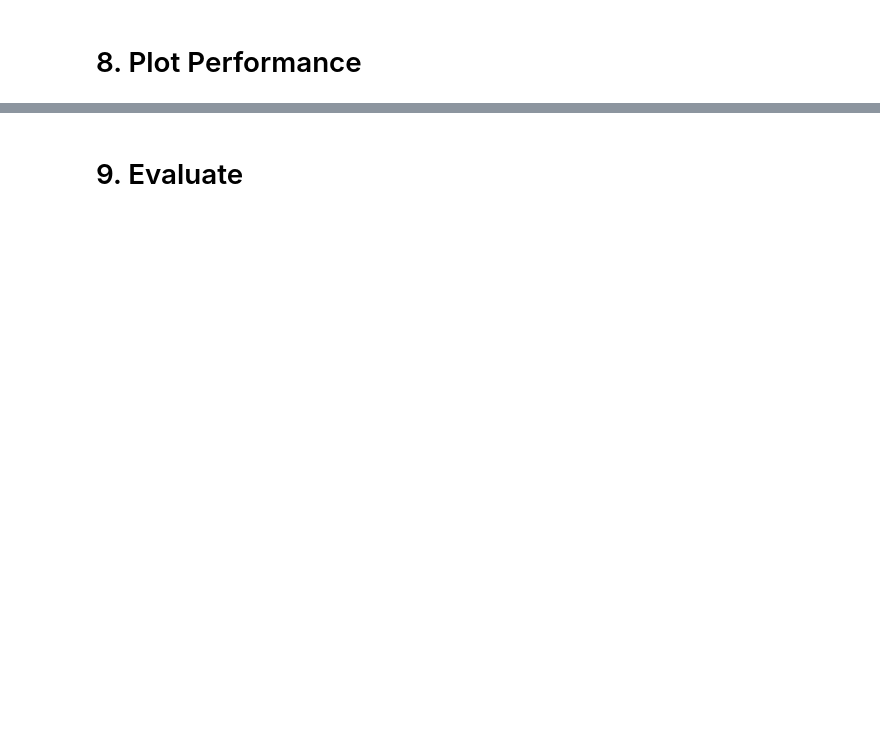
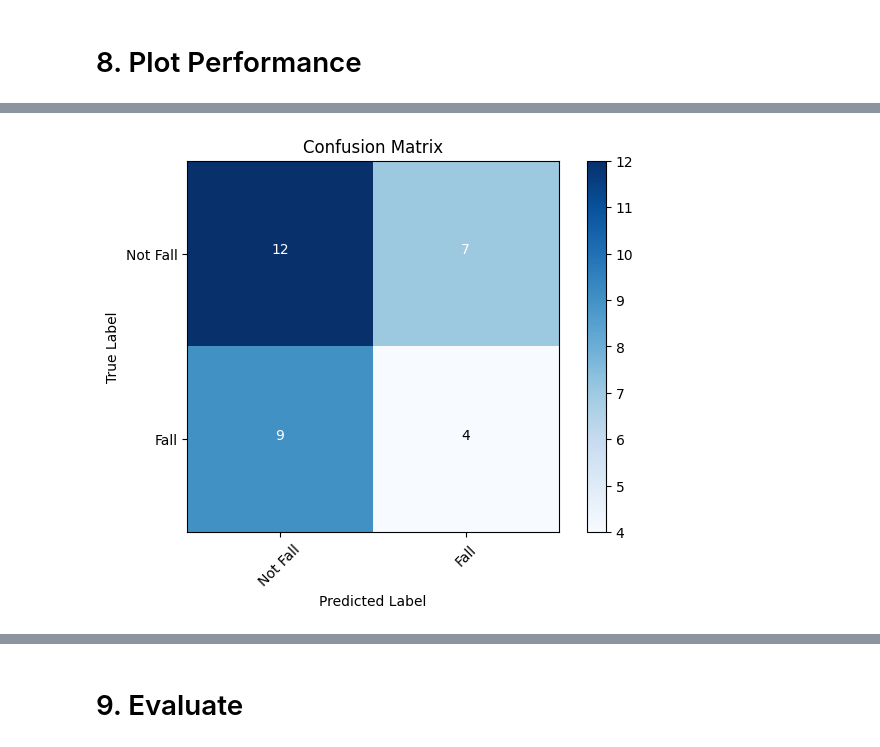
Before and after one commit to Hlwanhtet/Image_Classification_CNN, a Jupyter notebook: ImageClassification-main/Image Classification.ipynb, the cells around one changed output, grey strips where cells are left out. Cells and saved outputs as stored; diff of their text form; code cells hidden in the pictures; blank space fills up the shorter version.

```diff
--- a/ImageClassification-main/Image Classification.ipynb
+++ b/ImageClassification-main/Image Classification.ipynb
@@ -264,0 +302,33 @@ plt.show()
+# %%
+#Confusion Matrix:
+#To generate a confusion matrix, you'll need the true labels and the predicted labels.
+
+from tensorflow.math import confusion_matrix
+import matplotlib.pyplot as plt
+import itertools
+
+
+yhat_preds = (yhat_probs > 0.5).astype(int)
+matrix = confusion_matrix(y_test, yhat_preds).numpy()
+
+# Plot the matrix using matplotlib
+plt.imshow(matrix, interpolation='nearest', cmap=plt.cm.Blues)
+plt.title('Confusion Matrix')
+plt.colorbar()
+tick_marks = [0, 1]
+plt.xticks(tick_marks, ['Not Fall', 'Fall'], rotation=45)
+plt.yticks(tick_marks, ['Not Fall', 'Fall'])
+
+# Displaying the numbers on the matrix
+thresh = matrix.max() / 2.
+for i, j in itertools.product(range(matrix.shape[0]), range(matrix.shape[1])):
+    plt.text(j, i, format(matrix[i, j], 'd'),
+             horizontalalignment="center",
+             color="white" if matrix[i, j] > thresh else "black")
+
+plt.tight_layout()
+plt.ylabel('True Label')
+plt.xlabel('Predicted Label')
+plt.show()
+# %% [output]
+[figure, added]
```
Also changed, not shown: parts of 14 cells of this notebook.
